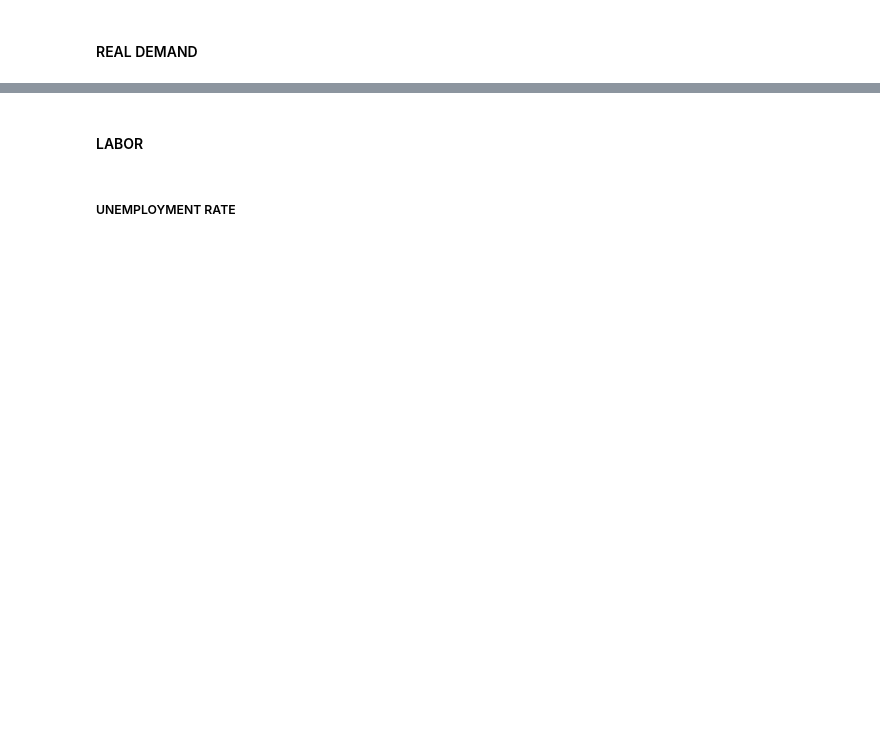
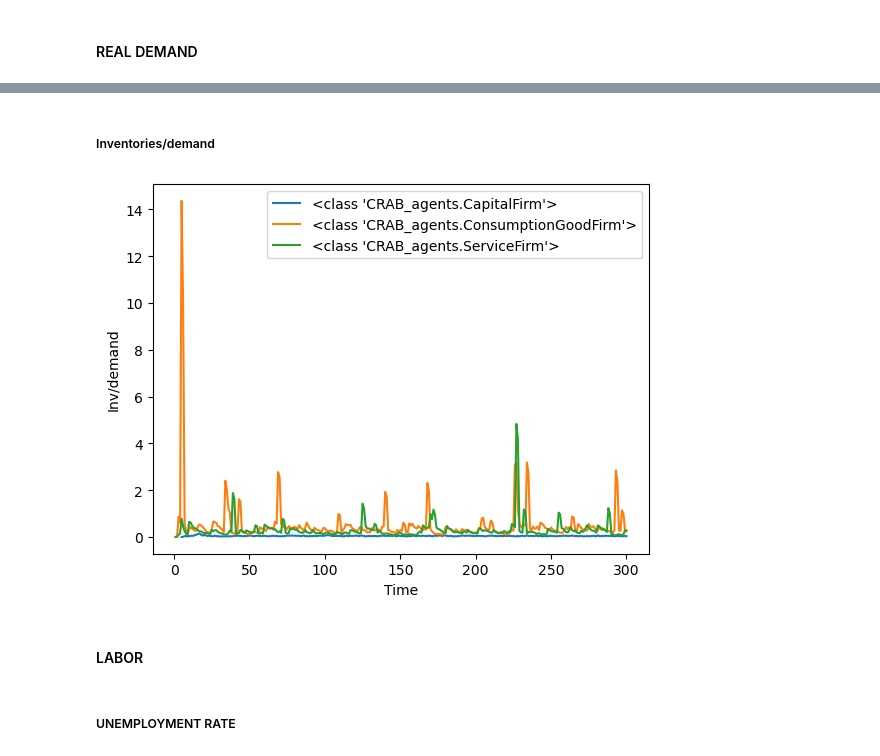
Before and after one commit to ghsher/CRAB_EM, a Jupyter notebook: Validation_checks.ipynb, the cells around one changed output, grey strips where cells are left out. Cells and saved outputs as stored; diff of their text form; code cells hidden in the pictures; blank space fills up the shorter version.

```diff
--- a/Validation_checks.ipynb
+++ b/Validation_checks.ipynb
@@ -113,3 +145,18 @@ plt.show()
+# %% [markdown]
+##### Inventories/demand
+# %%
+# Plot inventory level as fraction of demand
+for i in range(len(agent_vars_df_list)):
+    df = agent_vars_df_list[i]
+    df["Inv/demand"] = df["Inventories"]/df["Past demand"]
+    df = df.replace({np.inf: np.nan})
+    agent_vars_df_list[i] = df
+plot_avg_per_type(agent_vars_df_list, agent_type="<class 'CRAB_agents.CapitalFirm'>", var="Inv/demand", color="tab:blue")
+plot_avg_per_type(agent_vars_df_list, agent_type="<class 'CRAB_agents.ConsumptionGoodFirm'>", var="Inv/demand", color="tab:orange")
+plot_avg_per_type(agent_vars_df_list, agent_type="<class 'CRAB_agents.ServiceFirm'>", var="Inv/demand", color="tab:green")
+plt.show()
+# %% [output]
+[figure, added]
 # %% [markdown]
 #### LABOR
 # %% [markdown]
```
Also changed, not shown: parts of 26 cells of this notebook, 4 other files.
